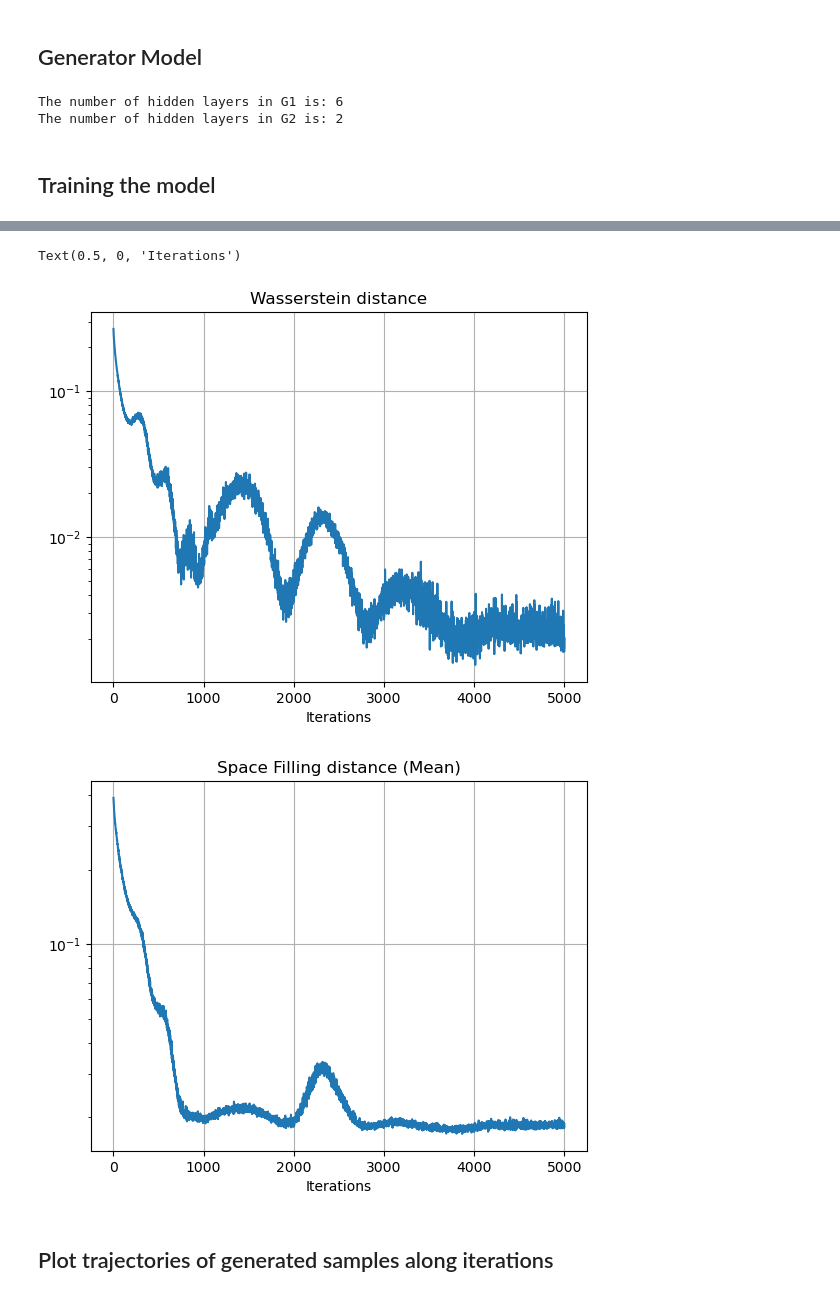
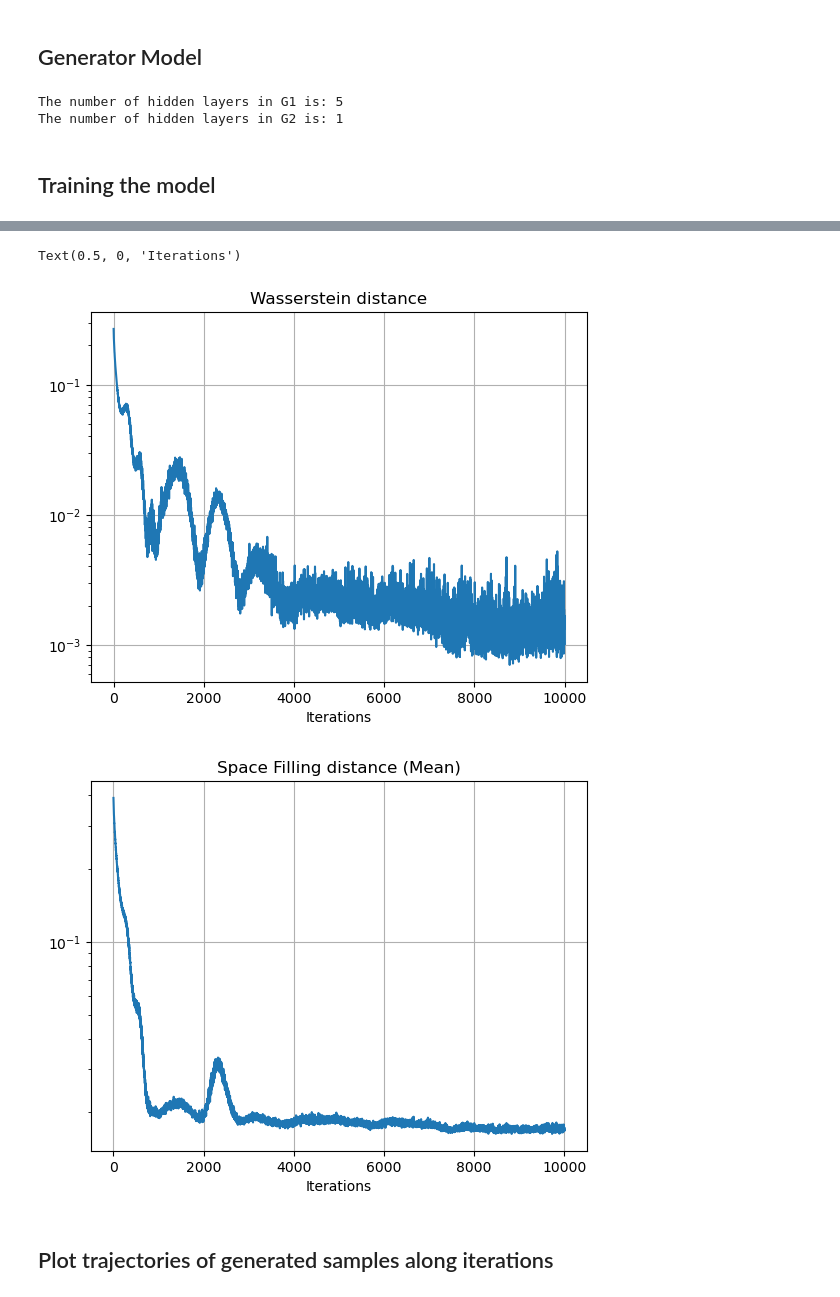
Before and after one commit to hong-niu/dgm24, a Jupyter notebook: simulations/Sim1-Square-FINAL-m=d+1_unif-Apdx.ipynb, the cells around one changed output, grey strips where cells are left out. Cells and saved outputs as stored; diff of their text form; code cells hidden in the pictures.

```diff
--- a/simulations/Sim1-Square-FINAL-m=d+1_unif-Apdx.ipynb
+++ b/simulations/Sim1-Square-FINAL-m=d+1_unif-Apdx.ipynb
@@ -132,8 +132,8 @@ class Generator2(torch.nn.Module):
         self.model = nn.Sequential(
             nn.Linear(self.n_features, n),
             nn.LeakyReLU(leaky),
-           #  nn.Linear(n, n),
-           #  nn.LeakyReLU(leaky),
+            # nn.Linear(n, n),
+            # nn.LeakyReLU(leaky),
             nn.Linear(n, self.n_out),
         )
     def forward(self, x):
@@ -142,13 +142,13 @@ class Generator2(torch.nn.Module):
 
 g1 = Generator()
 g2 = Generator2()
-num_hidden_layers = sum(1 for _ in g1.modules() if isinstance(_, nn.Linear))
+num_hidden_layers = sum(1 for _ in g1.modules() if isinstance(_, nn.Linear))-1
 print(f"The number of hidden layers in G1 is: {num_hidden_layers}")
-num_hidden_layers = sum(1 for _ in g2.modules() if isinstance(_, nn.Linear))
+num_hidden_layers = sum(1 for _ in g2.modules() if isinstance(_, nn.Linear))-1
 print(f"The number of hidden layers in G2 is: {num_hidden_layers}")
 # %% [output]
-The number of hidden layers in G1 is: 6
-The number of hidden layers in G2 is: 2
+The number of hidden layers in G1 is: 5
+The number of hidden layers in G2 is: 1
 # %% [markdown]
 ## Training the model
 # %%
@@ -159,15 +159,14 @@ optimizer = torch.optim.RMSprop(G.parameters(), lr=0.00019, eps=1e-6)
 # optimizer = torch.optim.RMSprop(G.parameters(), lr=0.00019, eps=1e-5, weight_decay=1e-15)
 
 # number of iteration and size of the batches
-n_iter = 5000
+n_iter = 10000
 size_batch = 30 # need to square this to facilitate cartesian product in get_data()
 
 # generate static samples to see their trajectory along training
-n_visu = size_batch**2
+# n_visu = size_batch**2
 
-################################################################################
 # grid input for visualization
-c_size = 10
+c_size = 35
 c1 = torch.arange(1, c_size+1) / (c_size)# .reshape((n_samples, 1)) / (n_samples)
 c2 = torch.arange(1, c_size+1) / (c_size)# .reshape((n_samples, 1)) / (n_samples)
 c3 = torch.arange(1, c_size+1) / (c_size)# .reshape((n_samples, 1)) / (n_samples)
@@ -175,30 +174,7 @@ c = torch.cartesian_prod(c1,c2, c3)
 xnvisu = c
 # xnvisu = torch.rand(size_batch**2, n_features)
 
-
-# Define the total number of points
-num_points = size_batch**2
-
-# Find the closest integer cube root
-points_per_dim = int(round(num_points ** (1/3)))
-
-# Generate linearly spaced points in each dimension
-x = np.linspace(0, 1, points_per_dim)
-y = np.linspace(0, 1, points_per_dim)
-z = np.linspace(0, 1, points_per_dim)
-
-# Create a 3D grid using meshgrid and reshape into a uniform point cloud
-grid_x, grid_y, grid_z = np.meshgrid(x, y, z)
-grid = np.vstack([grid_x.ravel(), grid_y.ravel(), grid_z.ravel()]).T
-
-# Trim the grid randomly to exactly 1000 points (if needed)
-random_indices = np.random.choice(grid.shape[0], num_points, replace=False)
-random_grid = grid[random_indices]
-xnvisu = torch.tensor(random_grid, dtype=torch.float32)
-################################################################################
-
-
-xvisu = torch.zeros(n_iter, size_batch**2, n_dims)
+xvisu = torch.zeros(n_iter, c_size**3, n_dims)
 ab = torch.ones(size_batch**2) / size_batch**2
 losses = []
 fill_losses = []
@@ -277,6 +253,6 @@ Iter: 4990,      wass-loss=0.00176,      fill-dist=0.01859
 Text(0.5, 0, 'Iterations')
-[figure, old version]
+[figure, new version]
-[figure, old version]
+[figure, new version]
 # %% [markdown]
 ## Plot trajectories of generated samples along iterations
 # %%
```
Also changed, not shown: parts of 3 cells of this notebook, 3 other files.
